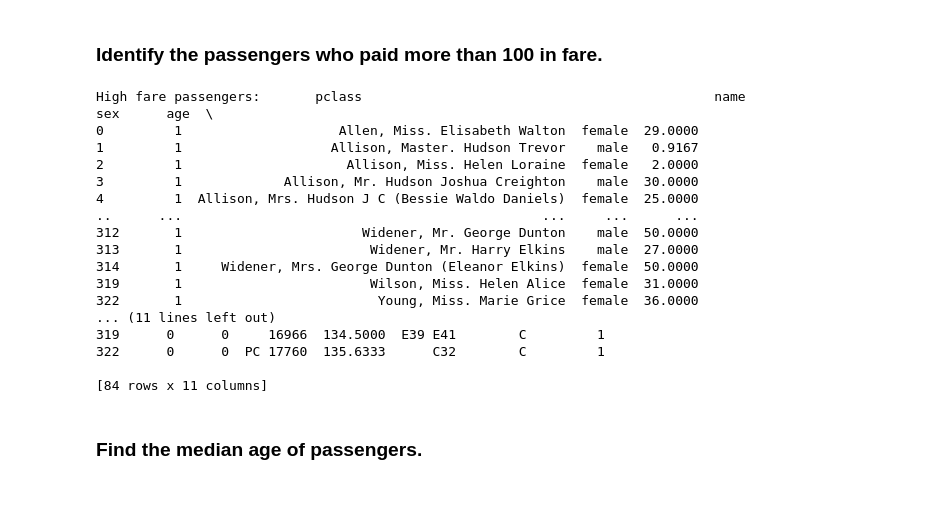
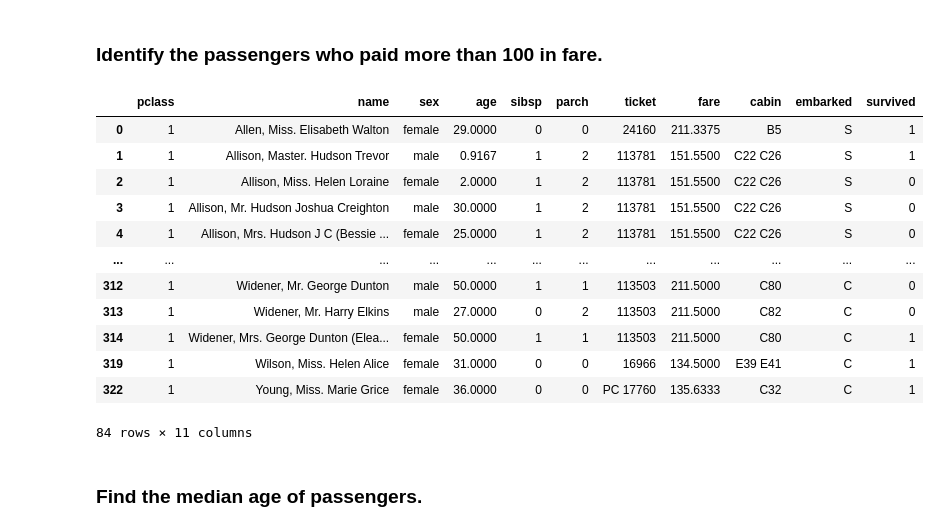
Before and after one commit to Tuchsanai/Machine_Learning, a Jupyter notebook: 01_basic/Week06/01_Question_Answer_Pandas/Titanic/01_Titanic_Pandas.ipynb, the cells around one changed output. Drawn from its saved outputs; the diff is of its cells as text; code cells hidden in the pictures; blank space fills up the shorter version.

```diff
--- a/01_basic/Week06/01_Question_Answer_Pandas/Titanic/01_Titanic_Pandas.ipynb
+++ b/01_basic/Week06/01_Question_Answer_Pandas/Titanic/01_Titanic_Pandas.ipynb
@@ -41,25 +57,21 @@ Max fare:  512.3292
 # %%
 high_fare_passengers = df[df['fare'] > 100]
 
-print('High fare passengers: ', high_fare_passengers)
+high_fare_passengers
 # %% [output]
+|  | pclass | name | sex | age | sibsp | parch | ticket | fare | cabin | embarked | survived |
+| 0 | 1 | Allen, Miss. Elisabeth Walton | female | 29.0000 | 0 | 0 | 24160 | 211.3375 | B5 | S | 1 |
+| 1 | 1 | Allison, Master. Hudson Trevor | male | 0.9167 | 1 | 2 | 113781 | 151.5500 | C22 C26 | S | 1 |
+| 2 | 1 | Allison, Miss. Helen Loraine | female | 2.0000 | 1 | 2 | 113781 | 151.5500 | C22 C26 | S | 0 |
+| 3 | 1 | Allison, Mr. Hudson Joshua Creighton | male | 30.0000 | 1 | 2 | 113781 | 151.5500 | C22 C26 | S | 0 |
+| 4 | 1 | Allison, Mrs. Hudson J C (Bessie ... | female | 25.0000 | 1 | 2 | 113781 | 151.5500 | C22 C26 | S | 0 |
+| ... | ... | ... | ... | ... | ... | ... | ... | ... | ... | ... | ... |
+| 312 | 1 | Widener, Mr. George Dunton | male | 50.0000 | 1 | 1 | 113503 | 211.5000 | C80 | C | 0 |
+| 313 | 1 | Widener, Mr. Harry Elkins | male | 27.0000 | 0 | 2 | 113503 | 211.5000 | C82 | C | 0 |
+| 314 | 1 | Widener, Mrs. George Dunton (Elea... | female | 50.0000 | 1 | 1 | 113503 | 211.5000 | C80 | C | 1 |
+| 319 | 1 | Wilson, Miss. Helen Alice | female | 31.0000 | 0 | 0 | 16966 | 134.5000 | E39 E41 | C | 1 |
+| 322 | 1 | Young, Miss. Marie Grice | female | 36.0000 | 0 | 0 | PC 17760 | 135.6333 | C32 | C | 1 |
-High fare passengers:       pclass                                             name     sex      age  \
-0         1                    Allen, Miss. Elisabeth Walton  female  29.0000
-1         1                   Allison, Master. Hudson Trevor    male   0.9167
-2         1                     Allison, Miss. Helen Loraine  female   2.0000
-3         1             Allison, Mr. Hudson Joshua Creighton    male  30.0000
-4         1  Allison, Mrs. Hudson J C (Bessie Waldo Daniels)  female  25.0000
-..      ...                                              ...     ...      ...
-312       1                       Widener, Mr. George Dunton    male  50.0000
-313       1                        Widener, Mr. Harry Elkins    male  27.0000
-314       1     Widener, Mrs. George Dunton (Eleanor Elkins)  female  50.0000
-319       1                        Wilson, Miss. Helen Alice  female  31.0000
-322       1                         Young, Miss. Marie Grice  female  36.0000
-... (11 lines left out)
-319      0      0     16966  134.5000  E39 E41        C         1
-322      0      0  PC 17760  135.6333      C32        C         1
-
-[84 rows x 11 columns]
+84 rows × 11 columns
 # %% [markdown]
 ### Find the median age of passengers.
 # %%
```
Also changed, not shown: parts of 2 cells of this notebook.
